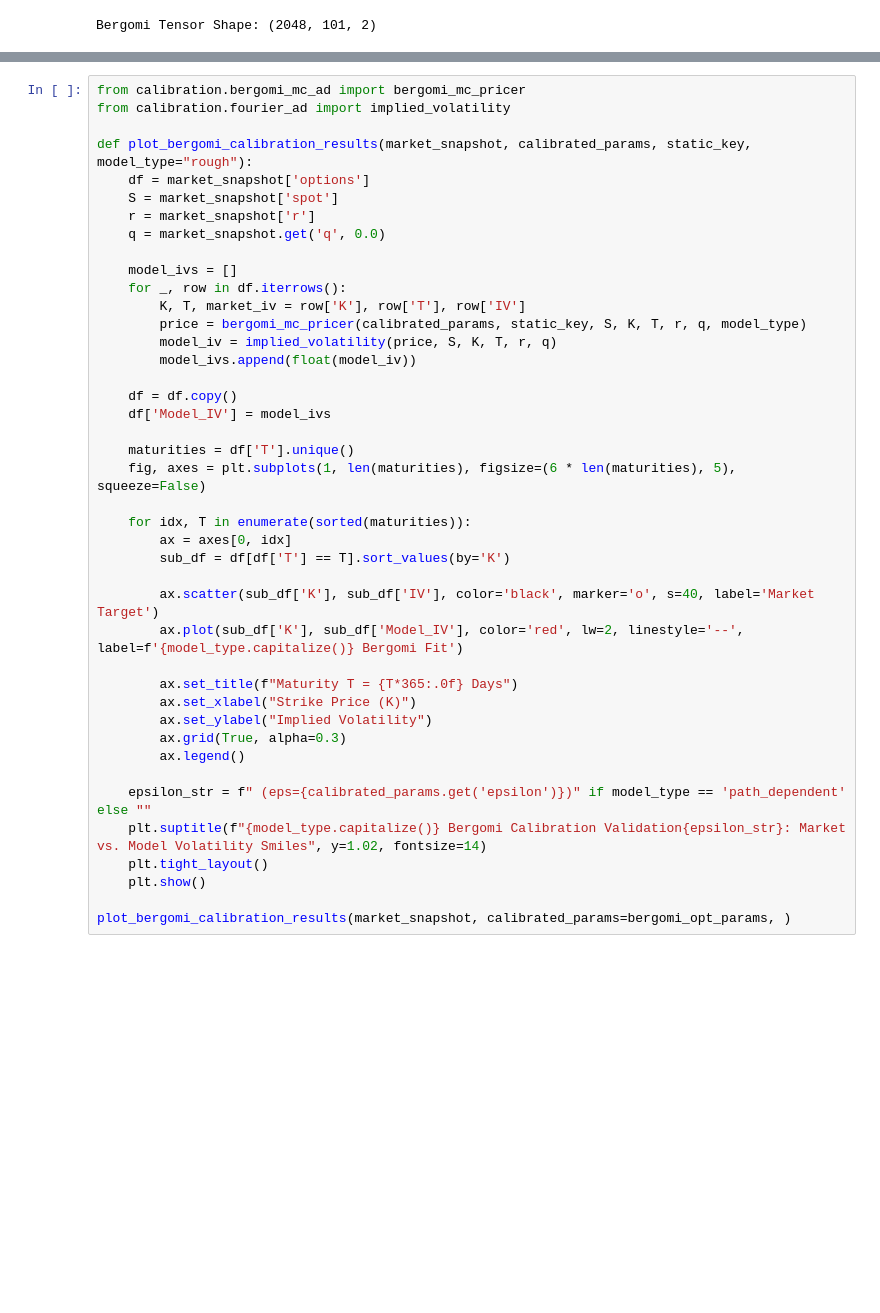
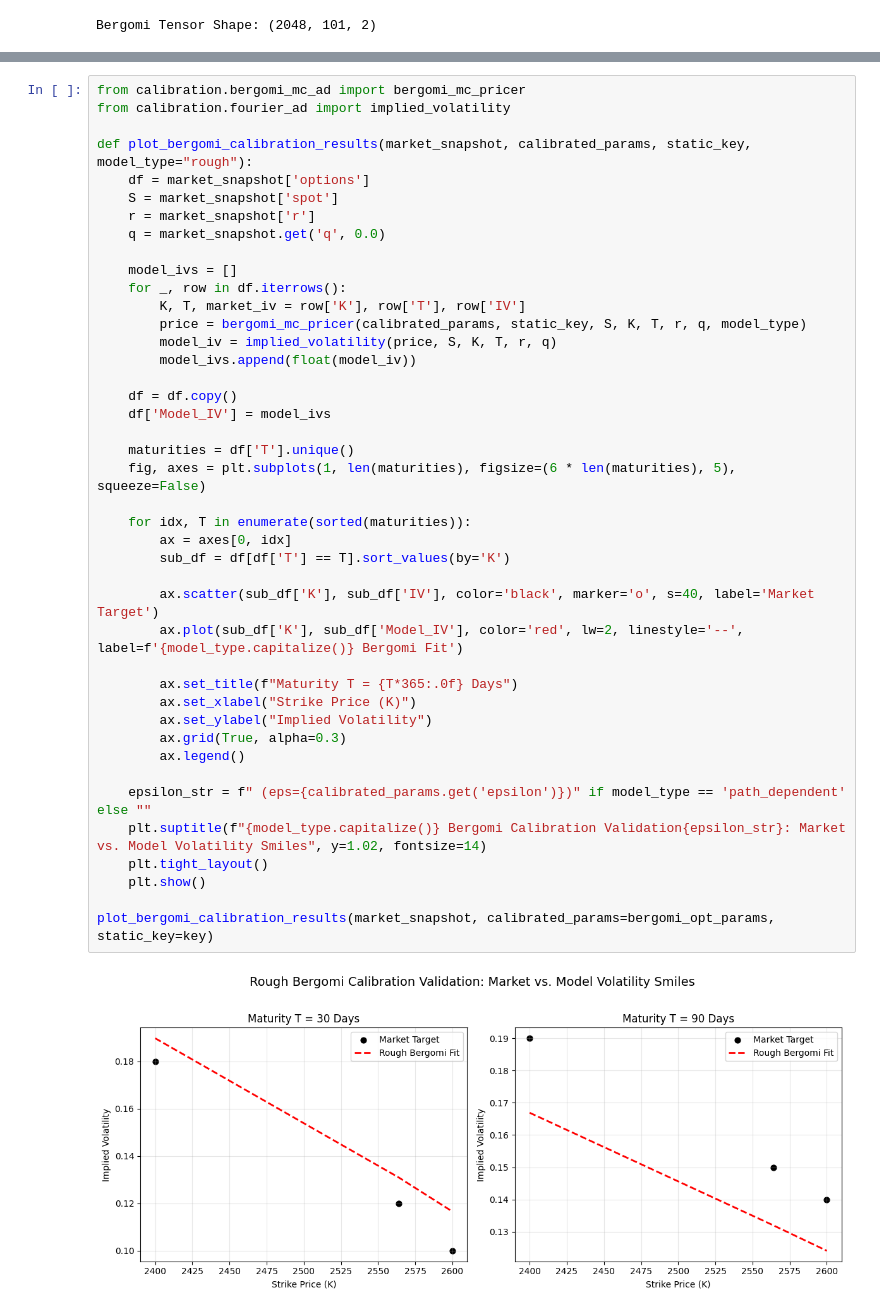
Before and after one commit to nimitzpro/chaewon, a Jupyter notebook: notebooks/experiment_1.ipynb, the cells around one changed output, grey strips where cells are left out. Cells and saved outputs as stored; diff of their text form; blank space fills up the shorter version.

```diff
--- a/notebooks/experiment_1.ipynb
+++ b/notebooks/experiment_1.ipynb
@@ -422,34 +424,36 @@ def plot_bergomi_calibration_results(market_snapshot, calibrated_params, static_
     for _, row in df.iterrows():
         K, T, market_iv = row['K'], row['T'], row['IV']
         price = bergomi_mc_pricer(calibrated_params, static_key, S, K, T, r, q, model_type)
         model_iv = implied_volatility(price, S, K, T, r, q)
         model_ivs.append(float(model_iv))
 
     df = df.copy()
     df['Model_IV'] = model_ivs
 
     maturities = df['T'].unique()
     fig, axes = plt.subplots(1, len(maturities), figsize=(6 * len(maturities), 5), squeeze=False)
 
     for idx, T in enumerate(sorted(maturities)):
         ax = axes[0, idx]
         sub_df = df[df['T'] == T].sort_values(by='K')
 
         ax.scatter(sub_df['K'], sub_df['IV'], color='black', marker='o', s=40, label='Market Target')
         ax.plot(sub_df['K'], sub_df['Model_IV'], color='red', lw=2, linestyle='--', label=f'{model_type.capitalize()} Bergomi Fit')
 
         ax.set_title(f"Maturity T = {T*365:.0f} Days")
         ax.set_xlabel("Strike Price (K)")
         ax.set_ylabel("Implied Volatility")
         ax.grid(True, alpha=0.3)
         ax.legend()
 
     epsilon_str = f" (eps={calibrated_params.get('epsilon')})" if model_type == 'path_dependent' else ""
     plt.suptitle(f"{model_type.capitalize()} Bergomi Calibration Validation{epsilon_str}: Market vs. Model Volatility Smiles", y=1.02, fontsize=14)
     plt.tight_layout()
     plt.show()
 
-plot_bergomi_calibration_results(market_snapshot, calibrated_params=bergomi_opt_params, )
+plot_bergomi_calibration_results(market_snapshot, calibrated_params=bergomi_opt_params, static_key=key)
+# %% [output]
+[figure, added]
 # %%
 def plot_bergomi_3d_iv_surface(market_snapshot, calibrated_params, static_key, model_type="rough", grid_size=15):
     df = market_snapshot['options']
```
Also changed, not shown: parts of 9 cells of this notebook, 2 other files.
